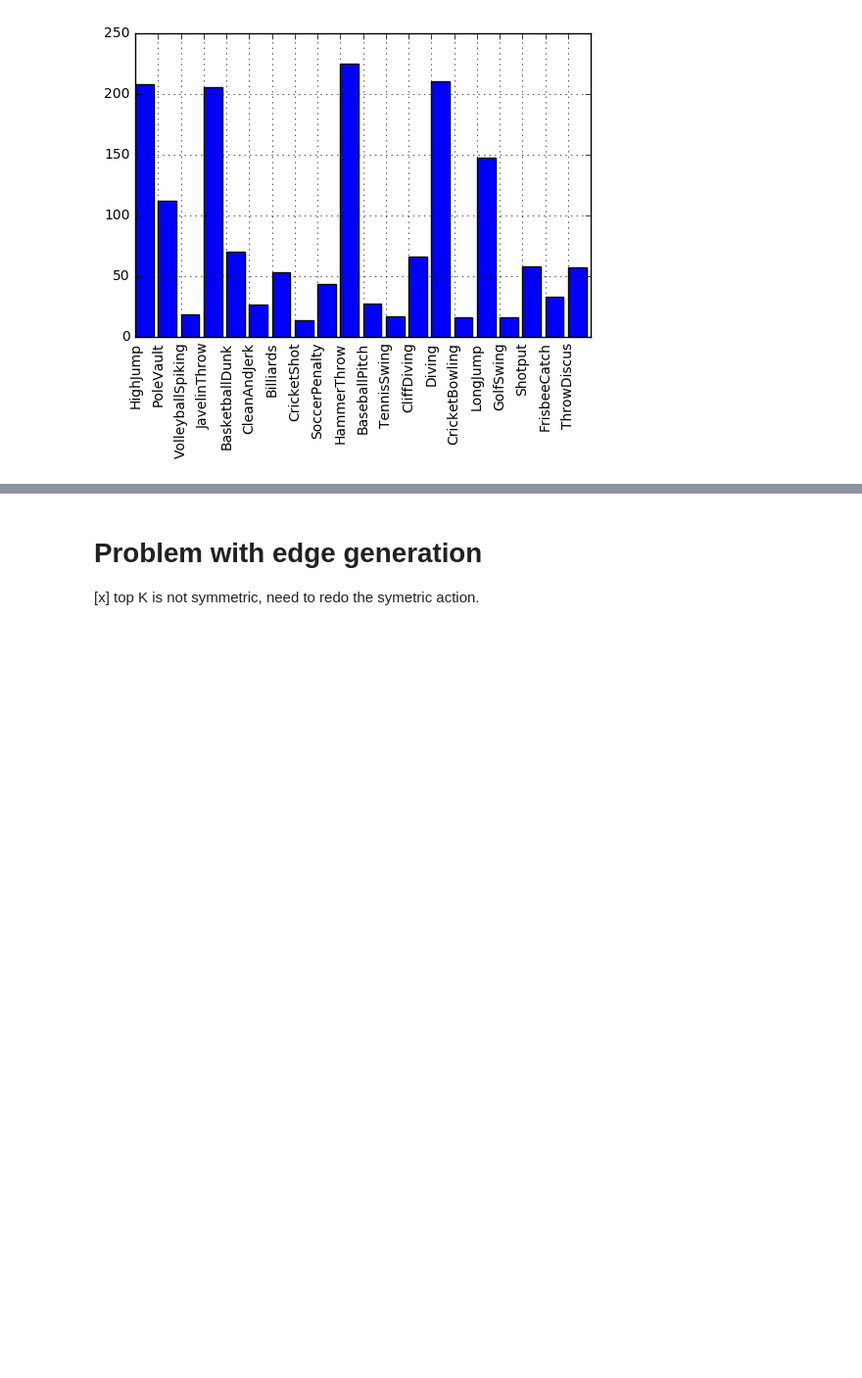
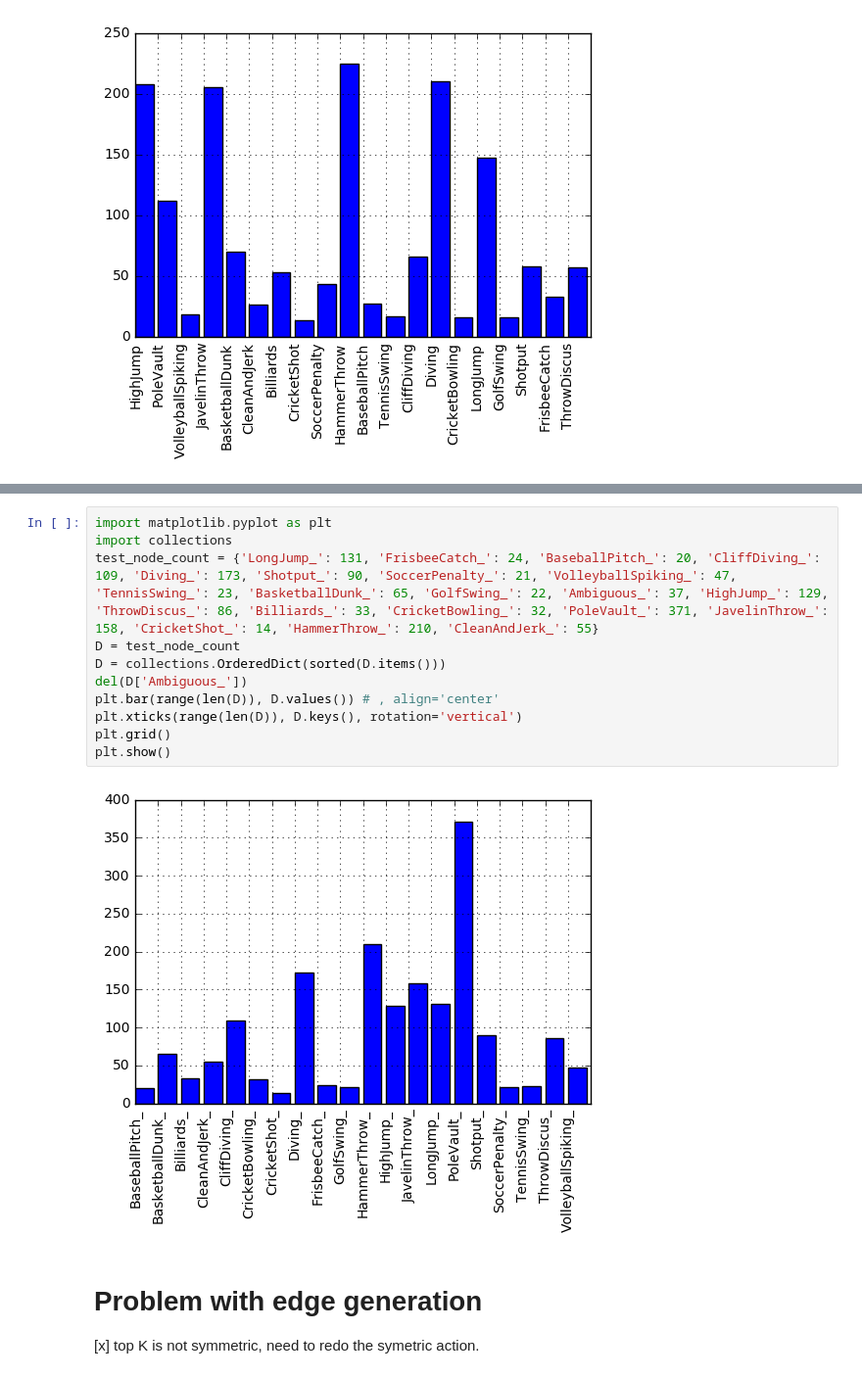
Before and after one commit to KevKeyingLi/VideoActionRecognition, a Jupyter notebook: notebook/Generating Nodes.ipynb, the cells around one changed output, grey strips where cells are left out. Shown at 98% size. Drawn from its saved outputs; the diff is of its cells as text; blank space fills up the shorter version.

```diff
--- a/notebook/Generating Nodes.ipynb
+++ b/notebook/Generating Nodes.ipynb
@@ -911,3 +956,16 @@ plt.show()
+# %%
+import matplotlib.pyplot as plt
+import collections
+test_node_count = {'LongJump_': 131, 'FrisbeeCatch_': 24, 'BaseballPitch_': 20, 'CliffDiving_': 109, 'Diving_': 173, 'Shotput_': 90, 'SoccerPenalty_': 21, 'VolleyballSpiking_': 47, 'TennisSwing_': 23, 'BasketballDunk_': 65, 'GolfSwing_': 22, 'Ambiguous_': 37, 'HighJump_': 129, 'ThrowDiscus_': 86, 'Billiards_': 33, 'CricketBowling_': 32, 'PoleVault_': 371, 'JavelinThrow_': 158, 'CricketShot_': 14, 'HammerThrow_': 210, 'CleanAndJerk_': 55}
+D = test_node_count
+D = collections.OrderedDict(sorted(D.items()))
+del(D['Ambiguous_'])
+plt.bar(range(len(D)), D.values()) # , align='center'
+plt.xticks(range(len(D)), D.keys(), rotation='vertical')
+plt.grid()
+plt.show()
+# %% [output]
+[figure, added]
 # %% [markdown]
 # Problem with edge generation
 [x] top K is not symmetric, need to redo the symetric action.
```
Also changed, not shown: parts of 19 cells of this notebook.
